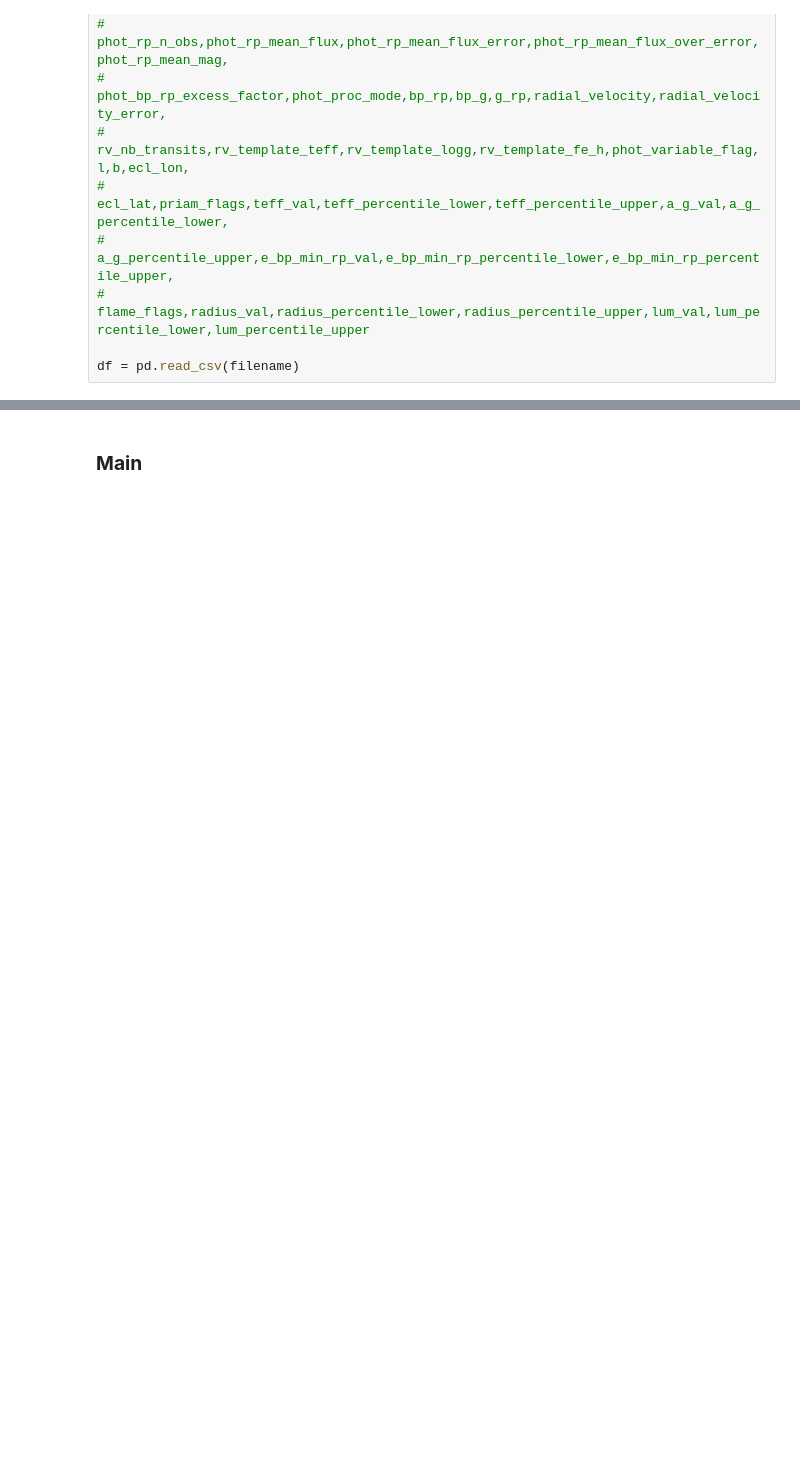
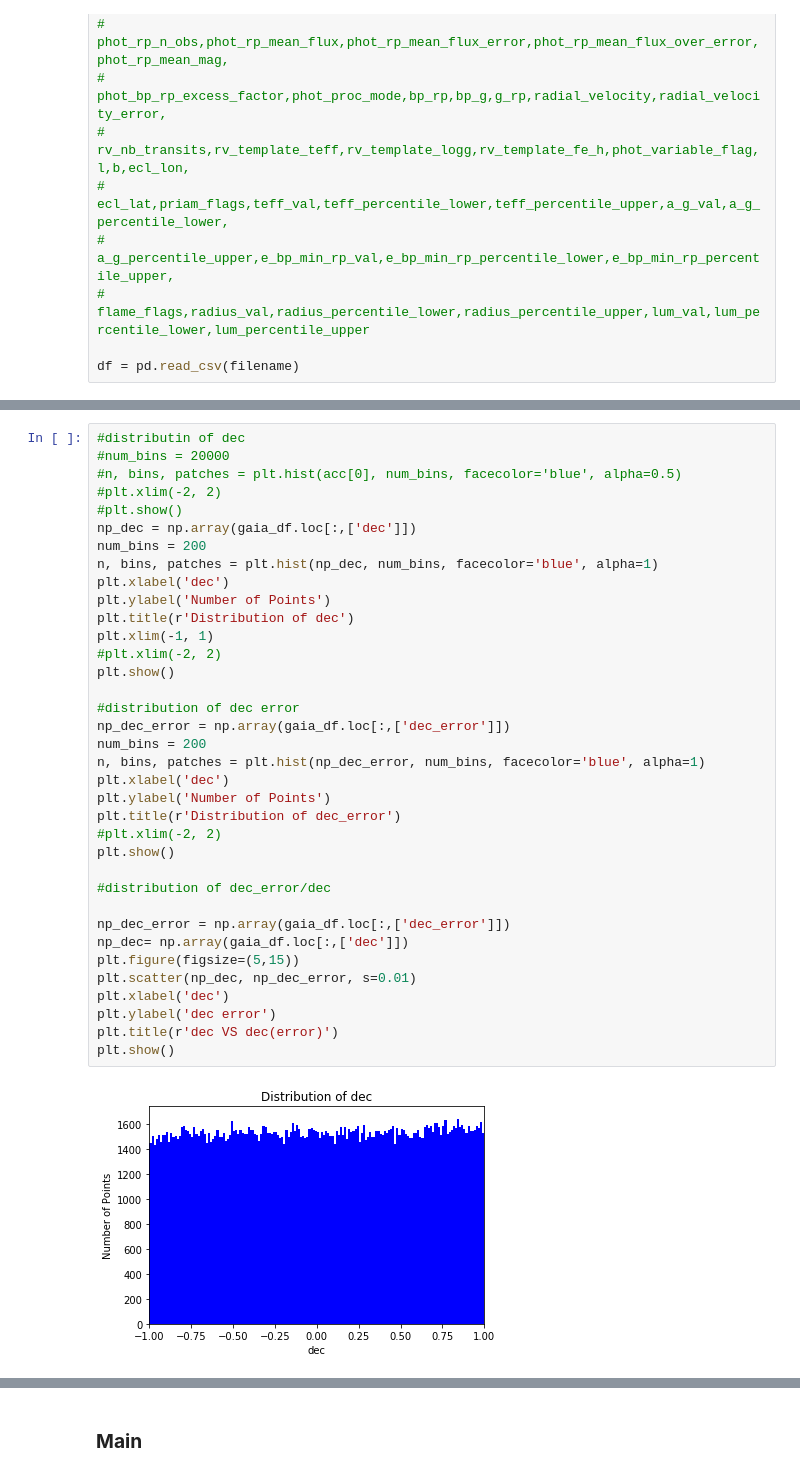
Before and after one commit to shuaigezhu/starDist, a Jupyter notebook: GaiaData.ipynb, the cells around one changed output, grey strips where cells are left out. Drawn from its saved outputs; the diff is of its cells as text; blank space fills up the shorter version.

```diff
--- a/GaiaData.ipynb
+++ b/GaiaData.ipynb
@@ -589,0 +652,38 @@ gaia_df.head()
+# %%
+#distributin of dec
+#num_bins = 20000
+#n, bins, patches = plt.hist(acc[0], num_bins, facecolor='blue', alpha=0.5)
+#plt.xlim(-2, 2)
+#plt.show()
+np_dec = np.array(gaia_df.loc[:,['dec']])
+num_bins = 200
+n, bins, patches = plt.hist(np_dec, num_bins, facecolor='blue', alpha=1)
+plt.xlabel('dec')
+plt.ylabel('Number of Points')
+plt.title(r'Distribution of dec')
+plt.xlim(-1, 1)
+#plt.xlim(-2, 2)
+plt.show()
+
+#distribution of dec error
+np_dec_error = np.array(gaia_df.loc[:,['dec_error']])
+num_bins = 200
+n, bins, patches = plt.hist(np_dec_error, num_bins, facecolor='blue', alpha=1)
+plt.xlabel('dec')
+plt.ylabel('Number of Points')
+plt.title(r'Distribution of dec_error')
+#plt.xlim(-2, 2)
+plt.show()
+
+#distribution of dec_error/dec
+
+np_dec_error = np.array(gaia_df.loc[:,['dec_error']])
+np_dec= np.array(gaia_df.loc[:,['dec']])
+plt.figure(figsize=(5,15))
+plt.scatter(np_dec, np_dec_error, s=0.01)
+plt.xlabel('dec')
+plt.ylabel('dec error')
+plt.title(r'dec VS dec(error)')
+plt.show()
+# %% [output]
+[figure, added]
```
Also changed, not shown: parts of 18 cells of this notebook.
